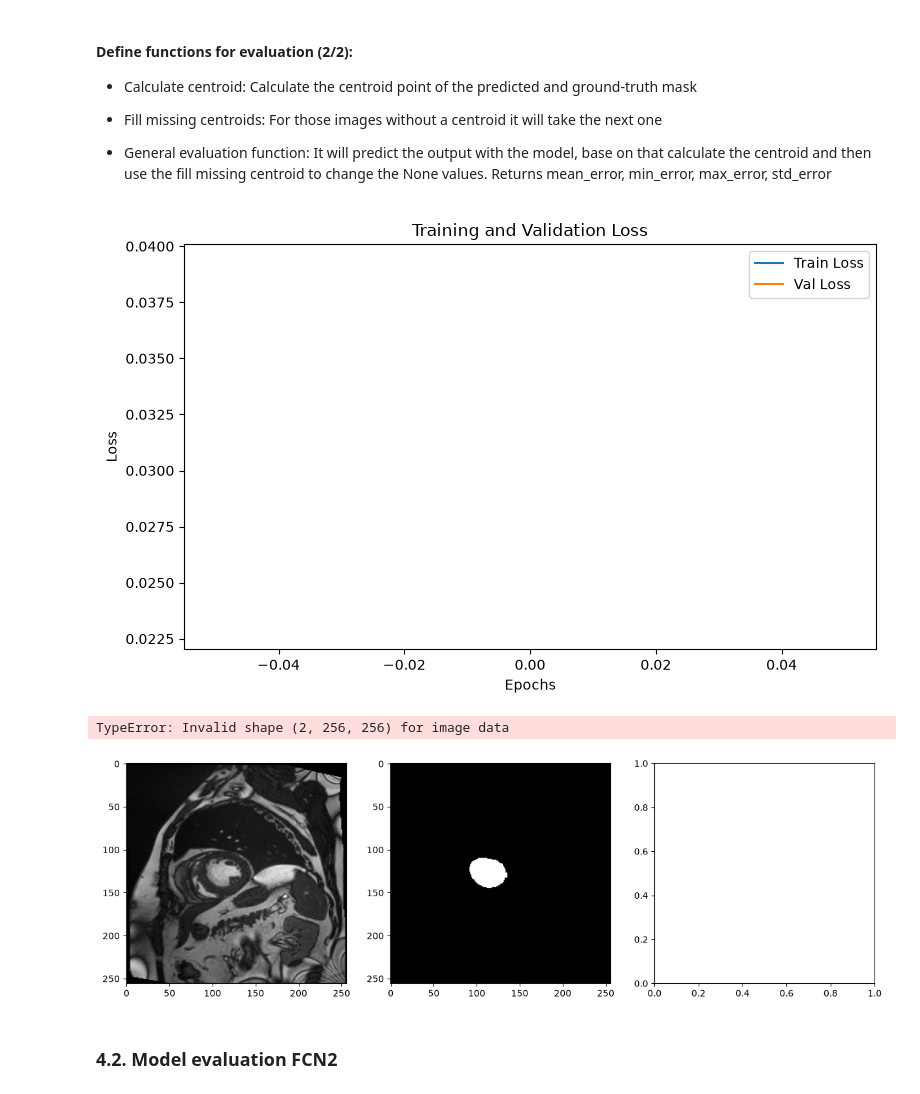
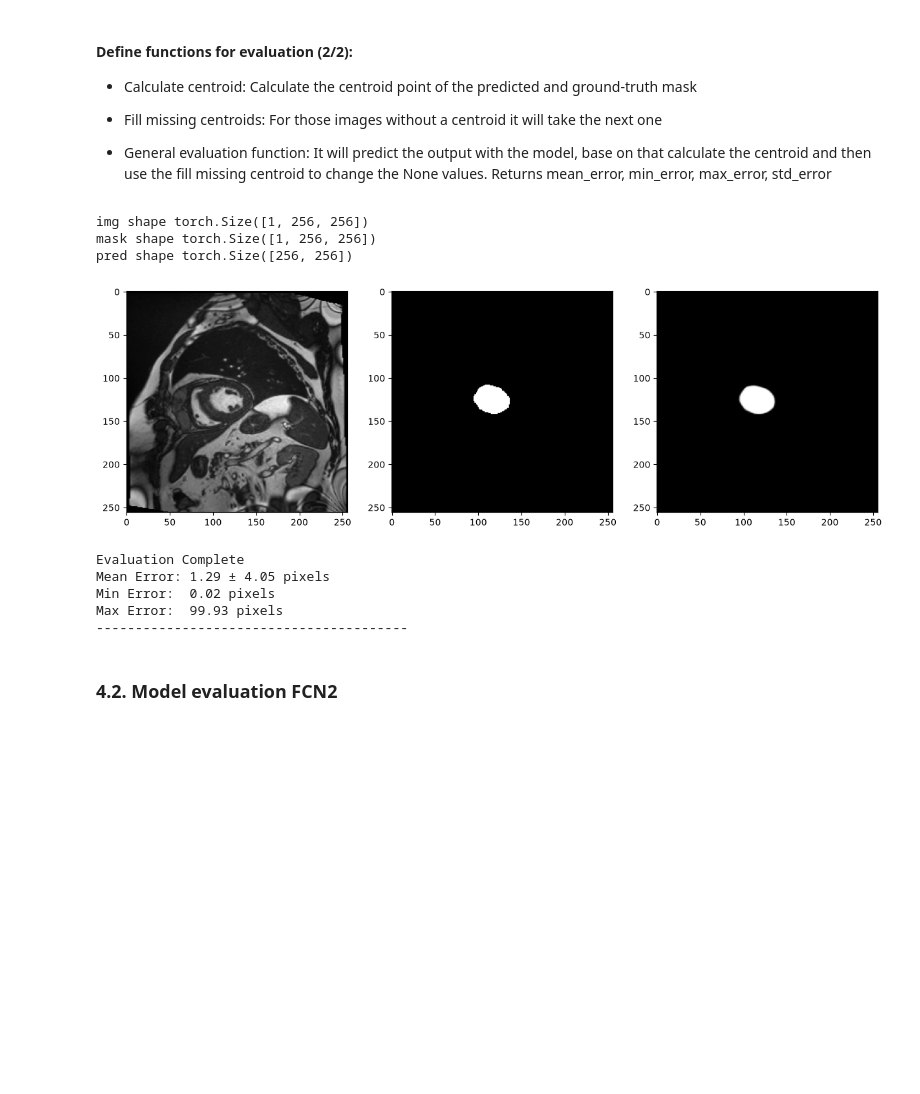
Before and after one commit to manuela-profile/cardiac-mri-lv-segmentation, a Jupyter notebook: 01_project.ipynb, the cells around one changed output. Saved outputs shown, nothing was run; the diff lists cells and outputs as text; code cells hidden in the pictures; blank space fills up the shorter version.

```diff
--- a/01_project.ipynb
+++ b/01_project.ipynb
@@ -71,10 +85,10 @@ class FCN1Dataset(Dataset):
         self.transform = transform
 
         for path in filepath:
-            img = self._sitk_load(path)
+            img = self._sitk_load(path, normalize=True)
 
             mask_path = path.replace(".nii.gz", "_gt.nii.gz")
-            mask = self._sitk_load(mask_path)
+            mask = self._sitk_load(mask_path, normalize=False)
             mask = (mask == 3).astype(np.float32)
 
             # regex to find info
@@ -102,7 +116,6 @@ class FCN1Dataset(Dataset):
 
         if self.transform:
             augmented = self.transform(image=img, mask=mask)
-
             img = augmented["image"]
             mask = augmented["mask"]
 
@@ -120,7 +133,7 @@ class FCN1Dataset(Dataset):
 
         return img, mask, metadata
 
-    def _sitk_load(self, filepath) -> np.ndarray:
+    def _sitk_load(self, filepath, normalize=False) -> np.ndarray:
         """Loads an image using SimpleITK and returns the image and its metadata.
         Args:
             filepath: Path to the image.
@@ -133,6 +146,9 @@ class FCN1Dataset(Dataset):
         image = SimpleITK.ReadImage(str(filepath))
         # Extract numpy array from the SimpleITK image object
         im_array = np.squeeze(SimpleITK.GetArrayFromImage(image))
+        if normalize:
+            im_array = im_array.astype(np.float32)
+            im_array = (im_array - im_array.mean()) / (im_array.std() + 1e-8)
 
         return im_array
 # %%
@@ -517,4 +552,27 @@ def calculate_centroid_metrics(data):
     return mean_error, min_error, max_error, std_error
 # %% [markdown]
 ### 3.1 FCN2 - Dataset class
+# %%
+ROI_SIZE = 128
+
+
+def crop_center(img, x_center, y_center, size=ROI_SIZE):
+    """
+    Crop a fixed-size square around a given center.
+
+    Args:
+        img: input image (256x256)
+        x_center, y_center: center coordinates of ROI
+        size: output crop size (default 128x128)
+
+    Returns:
+        Cropped image of size x size
+    """
+    _, height, width = img.shape
+    half = size // 2
+
+    x_start = int(np.clip(np.round(x_center - half), 0, width - size))
+    y_start = int(np.clip(np.round(y_center - half), 0, height - size))
+
+    return img[:, y_start : y_start + size, x_start : x_start + size]
 # %%
@@ -581,8 +689,8 @@ for f in train_val_paths:
     else:
         train_paths.append(f)
 
-ds_train_fcn2 = FCN2Dataset(train_paths, resized)
-ds_validation_fcn2 = FCN2Dataset(validation_paths, resized)
+ds_train_fcn2 = FCN2Dataset(train_paths, train_transform, "train")
+ds_validation_fcn2 = FCN2Dataset(validation_paths, resized, "val")
 # %% [markdown]
 ### 3.2. Data exploration
 # %%
@@ -1043,18 +1125,23 @@ def evaluate_fcn1(model, test_loader):
 
     return mean_error, min_error, max_error, std_error
 # %%
-plot_metrics(metrics)
-show_segmentation(model, ds_test, im_number=21)
+show_segmentation(model, ds_test, im_number=20)
 mean_error, min_error, max_error, std_error = evaluate_fcn1(model, dl_test)
 print("Evaluation Complete")
 print(f"Mean Error: {mean_error:.2f} ± {std_error:.2f} pixels")
 print(f"Min Error:  {min_error:.2f} pixels")
 print(f"Max Error:  {max_error:.2f} pixels")
 print("-" * 40)
 # %% [output]
+img shape torch.Size([1, 256, 256])
+mask shape torch.Size([1, 256, 256])
+pred shape torch.Size([256, 256])
-[figure, old version]
+[figure, new version]
-TypeError: Invalid shape (2, 256, 256) for image data
-[figure, removed]
+Evaluation Complete
+Mean Error: 1.29 ± 4.05 pixels
+Min Error:  0.02 pixels
+Max Error:  99.93 pixels
+----------------------------------------
 # %% [markdown]
 ### 4.2. Model evaluation FCN2
 # %% [markdown]
```
Also changed, not shown: parts of 16 cells of this notebook, 1 other file.
